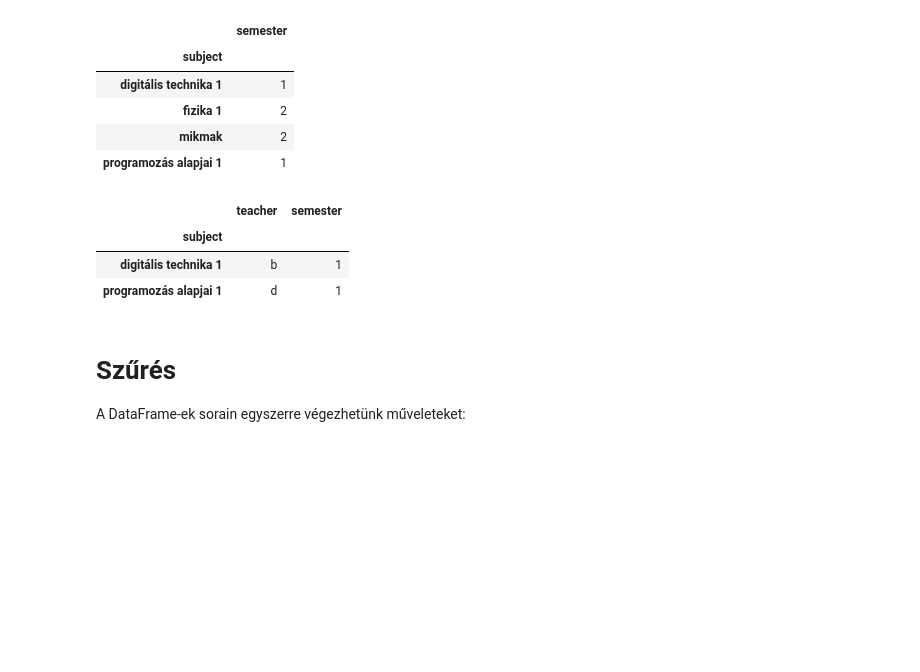
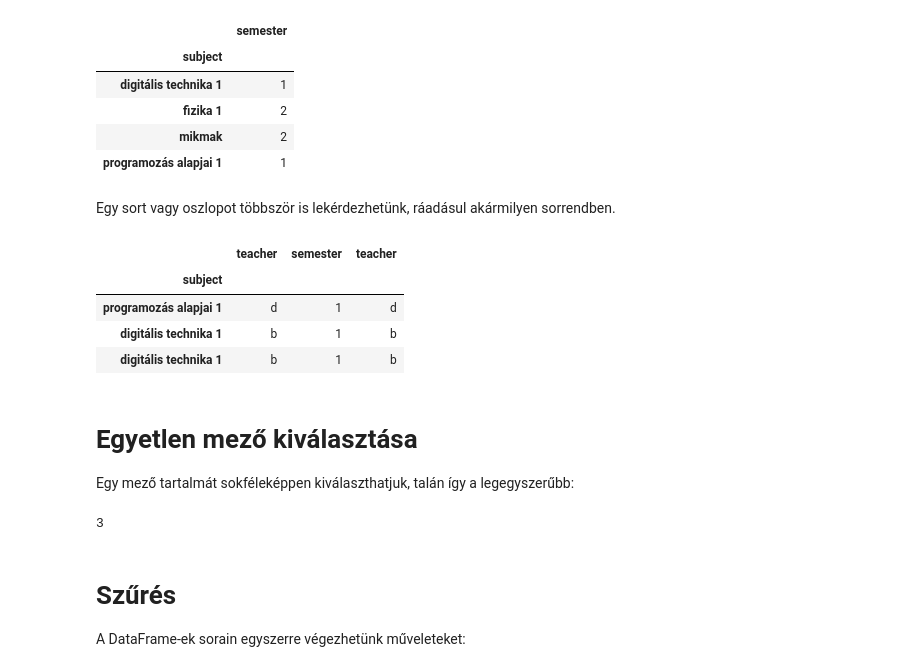
Before and after one commit to bi-labor/pandas_jupyter, a Jupyter notebook: notebooks/Pandas_alapok.ipynb, the cells around one changed output. Cells and saved outputs as stored; diff of their text form; code cells hidden in the pictures; blank space fills up the shorter version.

```diff
--- a/notebooks/Pandas_alapok.ipynb
+++ b/notebooks/Pandas_alapok.ipynb
@@ -200,13 +216,24 @@ grades.iloc[1:5, 1:2]
 | fizika 1 | 2 |
 | mikmak | 2 |
 | programozás alapjai 1 | 1 |
+# %% [markdown]
+Egy sort vagy oszlopot többször is lekérdezhetünk, ráadásul akármilyen sorrendben.
 # %%
-grades.iloc[[1, 4], [2, 1]]
+grades.iloc[[4, 1, 1], [2, 1, 2]]
 # %% [output]
-|  | teacher | semester |
-| subject |  |  |
-| digitális technika 1 | b | 1 |
-| programozás alapjai 1 | d | 1 |
+|  | teacher | semester | teacher |
+| subject |  |  |  |
+| programozás alapjai 1 | d | 1 | d |
+| digitális technika 1 | b | 1 | b |
+| digitális technika 1 | b | 1 | b |
+# %% [markdown]
+# Egyetlen mező kiválasztása
+
+Egy mező tartalmát sokféleképpen kiválaszthatjuk, talán így a legegyszerűbb:
+# %%
+grades.loc['fizika 1', 'grade']
+# %% [output]
+3
 # %% [markdown]
 # Szűrés
 
```
Also changed, not shown: parts of 8 cells of this notebook.
